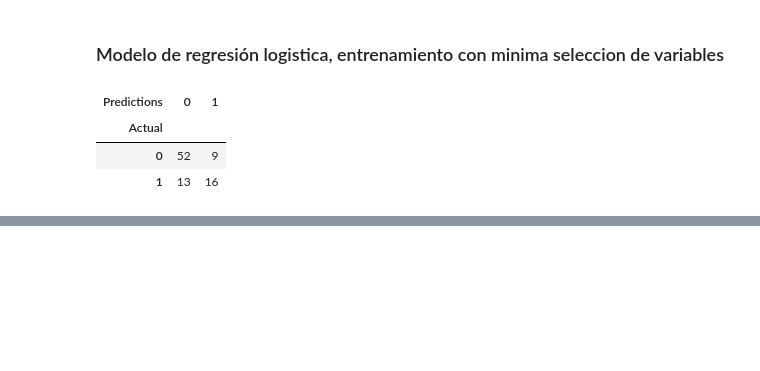
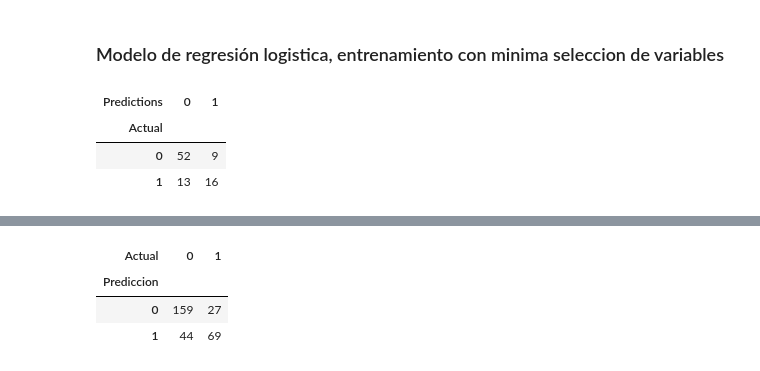
Before and after one commit to Alexis-martinezr/Machine-learning-biociencias, a Jupyter notebook: Análisis de registros clínicos de insuficiencia cardíaca.ipynb, the cells around one changed output, grey strips where cells are left out. Cells and saved outputs as stored; diff of their text form; code cells hidden in the pictures; blank space fills up the shorter version.

```diff
--- a/Análisis de registros clínicos de insuficiencia cardíaca.ipynb
+++ b/Análisis de registros clínicos de insuficiencia cardíaca.ipynb
@@ -590,0 +772,11 @@ pd.crosstab(y_test, predictions, rownames=["Actual"], colnames=['Predictions'])
+# %%
+x_bavc = data[['serum_creatinine', 'ejection_fraction', 'age']]
+
+y_bavc = data['DEATH_EVENT']
+forest_bavc = RandomForestClassifier(n_jobs=2, oob_score=True, n_estimators=2000)
+
+cv = StratifiedKFold(n_splits=5, shuffle=True, random_state=42)
+
+# Evaluar con cross_val_score
+scores = cross_val_score(forest_bavc, x_bavc, y_bavc, cv=cv, scoring='accuracy')
+scores.mean()
@@ -612,0 +1038,13 @@ pd.crosstab(y_test, pred, rownames=["Actual"], colnames=['Predictions'])
+# %%
+
+prob_bavc = pd.DataFrame(y_proba_bavc)
+therehold_bc = 0.363
+prob_bavc['prediccion'] = np.where(prob_bavc[0]>therehold_bc, 1, 0)
+prob_bavc['actual'] = y_bavc.reset_index(drop=True)
+matriz_confucion_bavc = pd.crosstab(prob_bavc.prediccion, prob_bavc.actual, rownames=['Prediccion'], colnames=['Actual'])
+matriz_confucion_bavc
+# %% [output]
+| Actual | 0 | 1 |
+| Prediccion |  |  |
+| 0 | 159 | 27 |
+| 1 | 44 | 69 |
```
Also changed, not shown: parts of 39 cells of this notebook, 3 other files.
